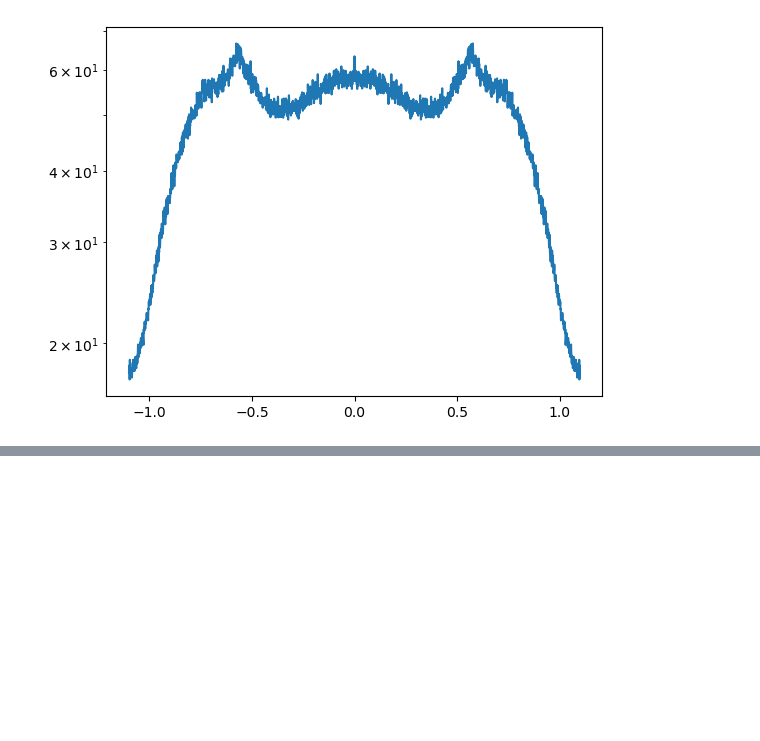
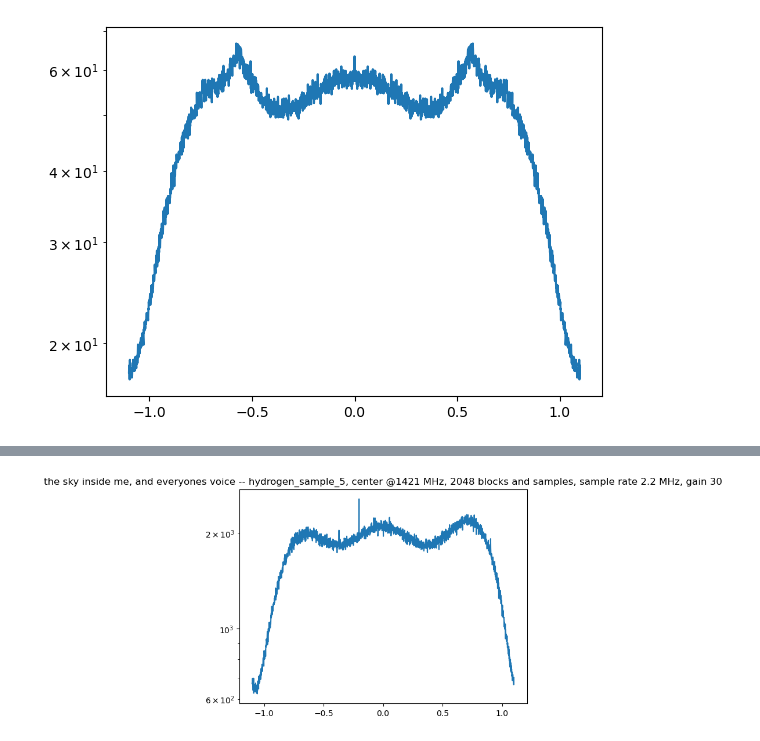
Before and after one commit to Quetzalcoatl42/Radio-23, a Jupyter notebook: Lab_2/Untitled.ipynb, the cells around one changed output, grey strips where cells are left out. Drawn from its saved outputs; the diff is of its cells as text; code cells hidden in the pictures; blank space fills up the shorter version.

```diff
--- a/Lab_2/Untitled.ipynb
+++ b/Lab_2/Untitled.ipynb
@@ -73,0 +75,13 @@ plt.show()
+# %%
+data = np.load('hydrogen_sample_5.npy')
+power = np.fft.fft(data)
+power = np.fft.fftshift(power)
+power = abs(power)**2
+avg = np.average(power, axis = 0)
+fft_freq = np.fft.fftshift(np.fft.fftfreq(2048,1/2.2))
+plt.plot(fft_freq, avg)
+plt.yscale('log')
+plt.title('the sky inside me, and everyones voice -- hydrogen_sample_5, center @1421 MHz, 2048 blocks and samples, sample rate 2.2 MHz, gain 30')
+plt.show()
+# %% [output]
+[figure, added]
```
Also changed, not shown: parts of 4 cells of this notebook, 1 other file.
